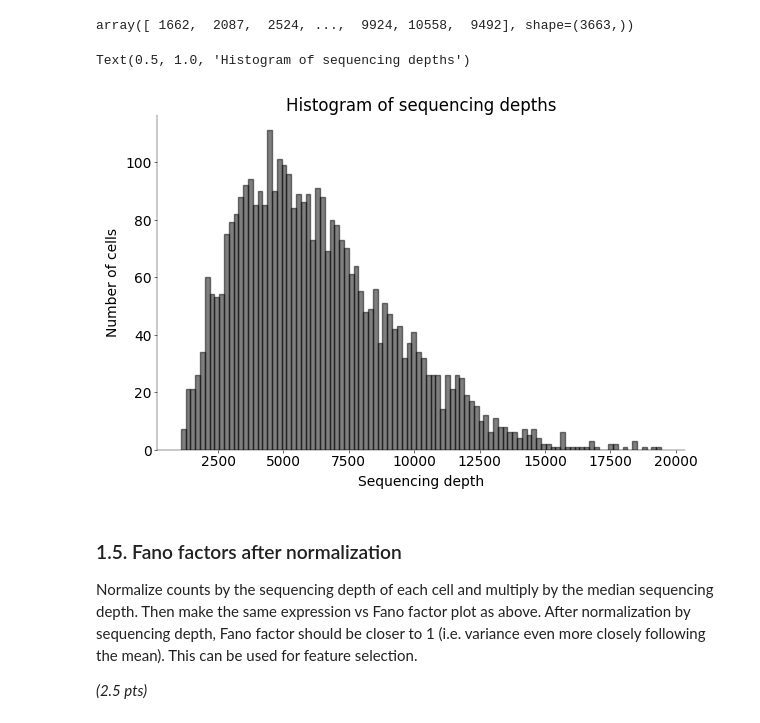
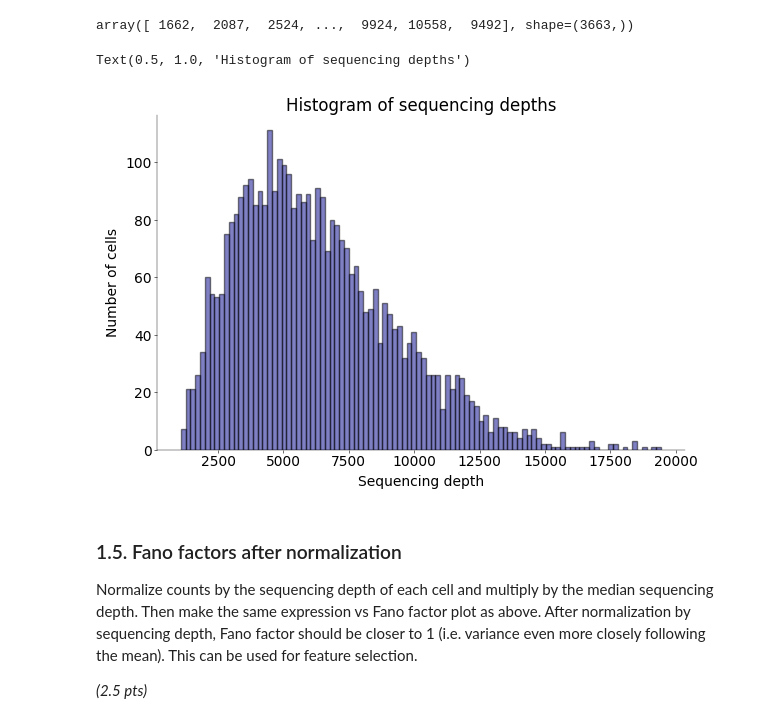
Before and after one commit to SaschaLeander/NeuralDataScience, a Jupyter notebook: notebooks/CodingLab7.ipynb, the cells around one changed output. Saved outputs shown, nothing was run; the diff lists cells and outputs as text; code cells hidden in the pictures.

```diff
--- a/notebooks/CodingLab7.ipynb
+++ b/notebooks/CodingLab7.ipynb
@@ -382,22 +358,22 @@ array([ 1662,  2087,  2524, ...,  9924, 10558,  9492], shape=(3663,))
 # %%
 # ------------------------------------------
 # Plot histogram of sequencing depths (1 pt)
 # ------------------------------------------
 
 fig, ax = plt.subplots(figsize=(6, 4))
 ax.hist(
     sequence_depth,
     bins=100,
-    color="black",
+    color="darkblue",
     alpha=0.5,
     edgecolor="black",
 )
 ax.set_xlabel("Sequencing depth")
 ax.set_ylabel("Number of cells")
 ax.set_title("Histogram of sequencing depths")
 # %% [output]
 Text(0.5, 1.0, 'Histogram of sequencing depths')
-[figure, old version]
+[figure, new version]
 # %% [markdown]
 ### 1.5. Fano factors after normalization
 
```
Also changed, not shown: parts of 25 cells of this notebook.
